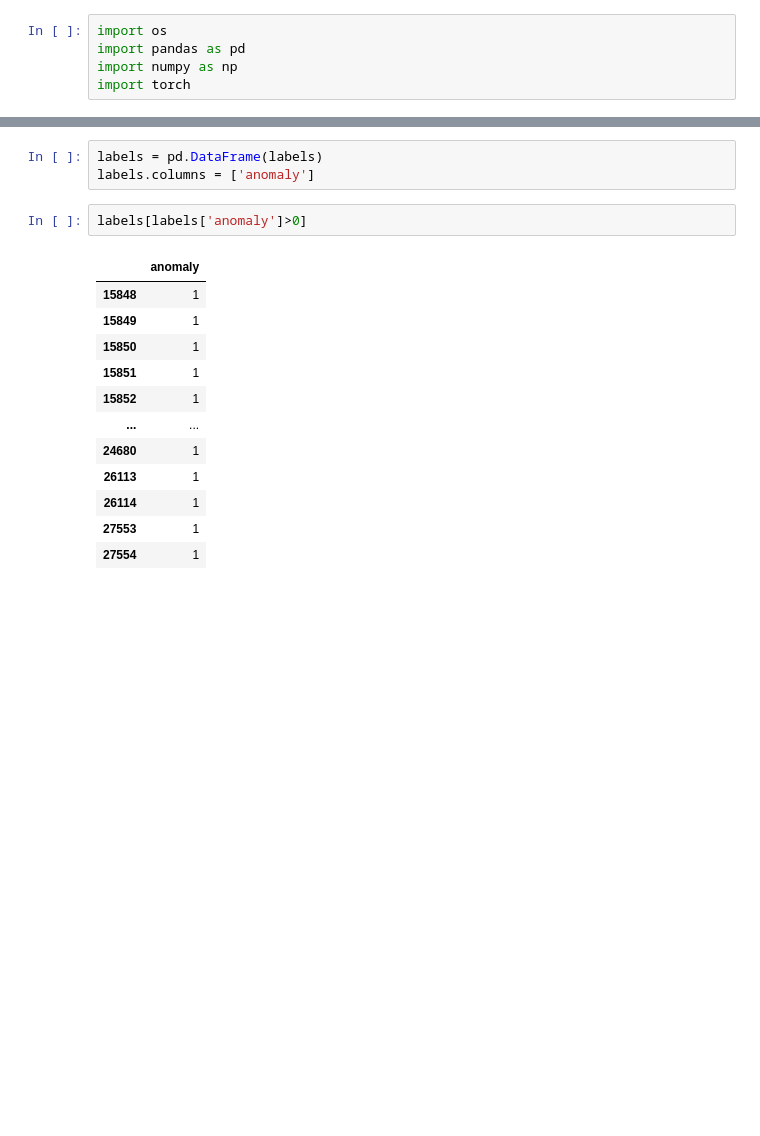
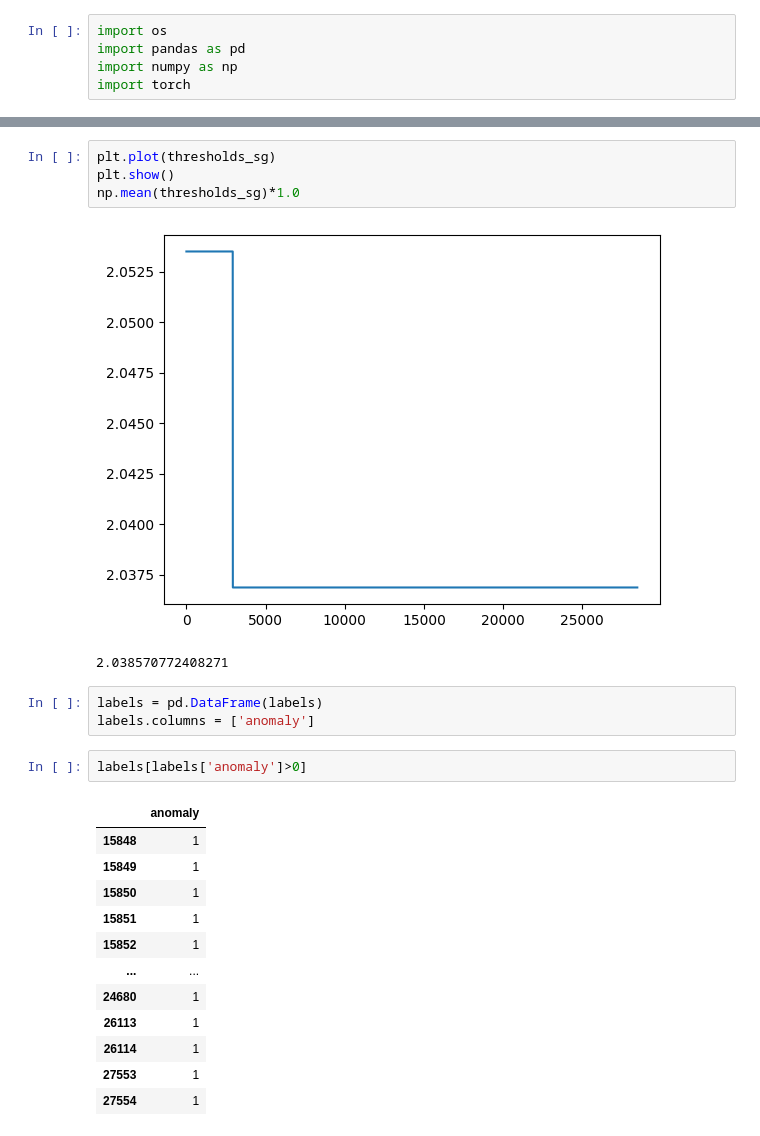
Before and after one commit to UO264808/TranAD, a Jupyter notebook: test_data.ipynb, the cells around one changed output, grey strips where cells are left out. Drawn from its saved outputs; the diff is of its cells as text; blank space fills up the shorter version.

```diff
--- a/test_data.ipynb
+++ b/test_data.ipynb
@@ -10,3 +18,10 @@ labels = np.load(os.getcwd() + "/labelsFinal.npy")
+# %%
+plt.plot(thresholds_sg)
+plt.show()
+np.mean(thresholds_sg)*1.0
+# %% [output]
+[figure, added]
+2.038570772408271
 # %%
 labels = pd.DataFrame(labels)
 labels.columns = ['anomaly']
```
Also changed, not shown: parts of 2 cells of this notebook, 3 other files.
